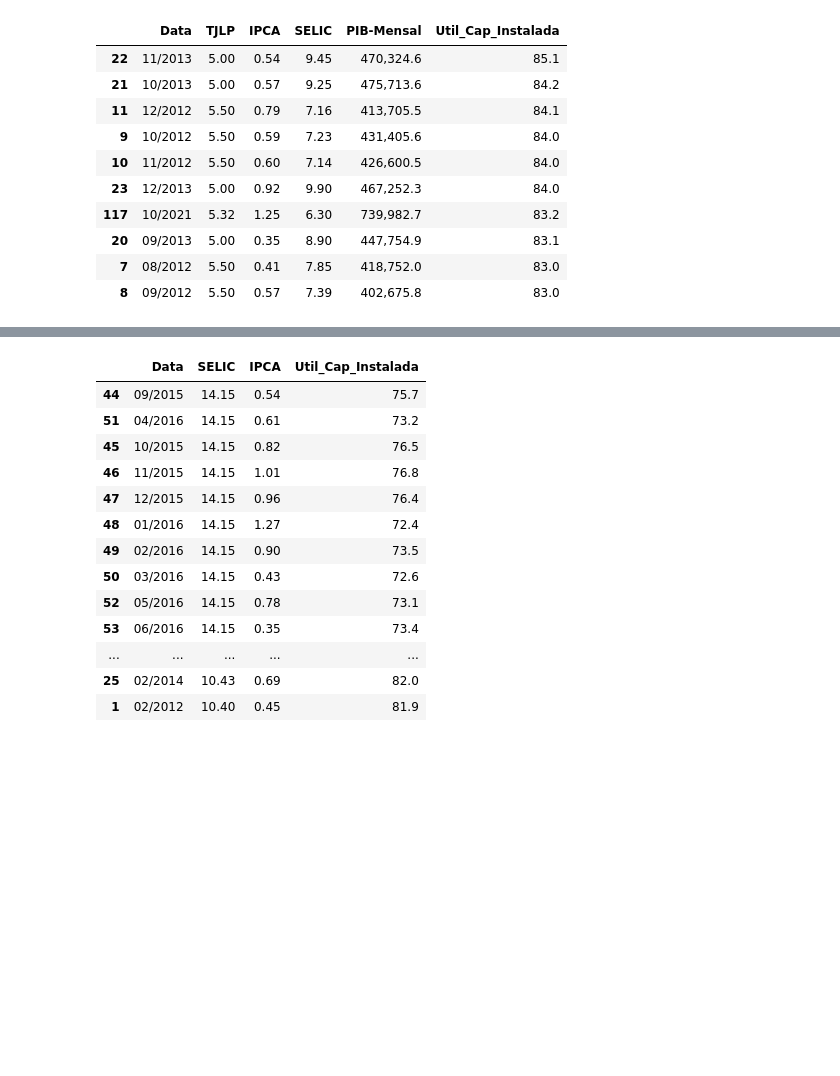
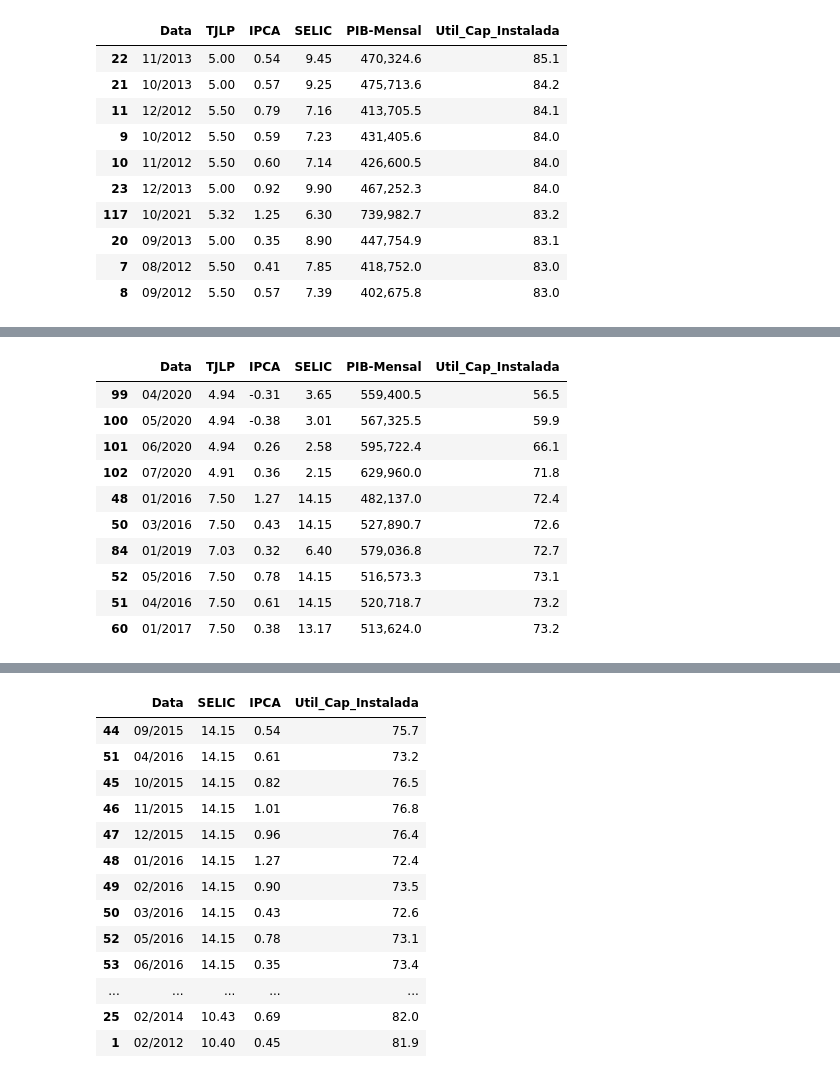
Before and after one commit to eduardoluisvieira/mackenzie, a Jupyter notebook: AnaliseIndustria.ipynb, the cells around one changed output, grey strips where cells are left out. Saved outputs shown, nothing was run; the diff lists cells and outputs as text; code cells hidden in the pictures; blank space fills up the shorter version.

```diff
--- a/AnaliseIndustria.ipynb
+++ b/AnaliseIndustria.ipynb
@@ -121,0 +122,15 @@ plt.show()
+# %%
+CapInstalada_Min = indicadores.nsmallest(10,'Util_Cap_Instalada')
+CapInstalada_Min
+# %% [output]
+|  | Data | TJLP | IPCA | SELIC | PIB-Mensal | Util_Cap_Instalada |
+| 99 | 04/2020 | 4.94 | -0.31 | 3.65 | 559,400.5 | 56.5 |
+| 100 | 05/2020 | 4.94 | -0.38 | 3.01 | 567,325.5 | 59.9 |
+| 101 | 06/2020 | 4.94 | 0.26 | 2.58 | 595,722.4 | 66.1 |
+| 102 | 07/2020 | 4.91 | 0.36 | 2.15 | 629,960.0 | 71.8 |
+| 48 | 01/2016 | 7.50 | 1.27 | 14.15 | 482,137.0 | 72.4 |
+| 50 | 03/2016 | 7.50 | 0.43 | 14.15 | 527,890.7 | 72.6 |
+| 84 | 01/2019 | 7.03 | 0.32 | 6.40 | 579,036.8 | 72.7 |
+| 52 | 05/2016 | 7.50 | 0.78 | 14.15 | 516,573.3 | 73.1 |
+| 51 | 04/2016 | 7.50 | 0.61 | 14.15 | 520,718.7 | 73.2 |
+| 60 | 01/2017 | 7.50 | 0.38 | 13.17 | 513,624.0 | 73.2 |
```
Also changed, not shown: parts of 3 cells of this notebook.
